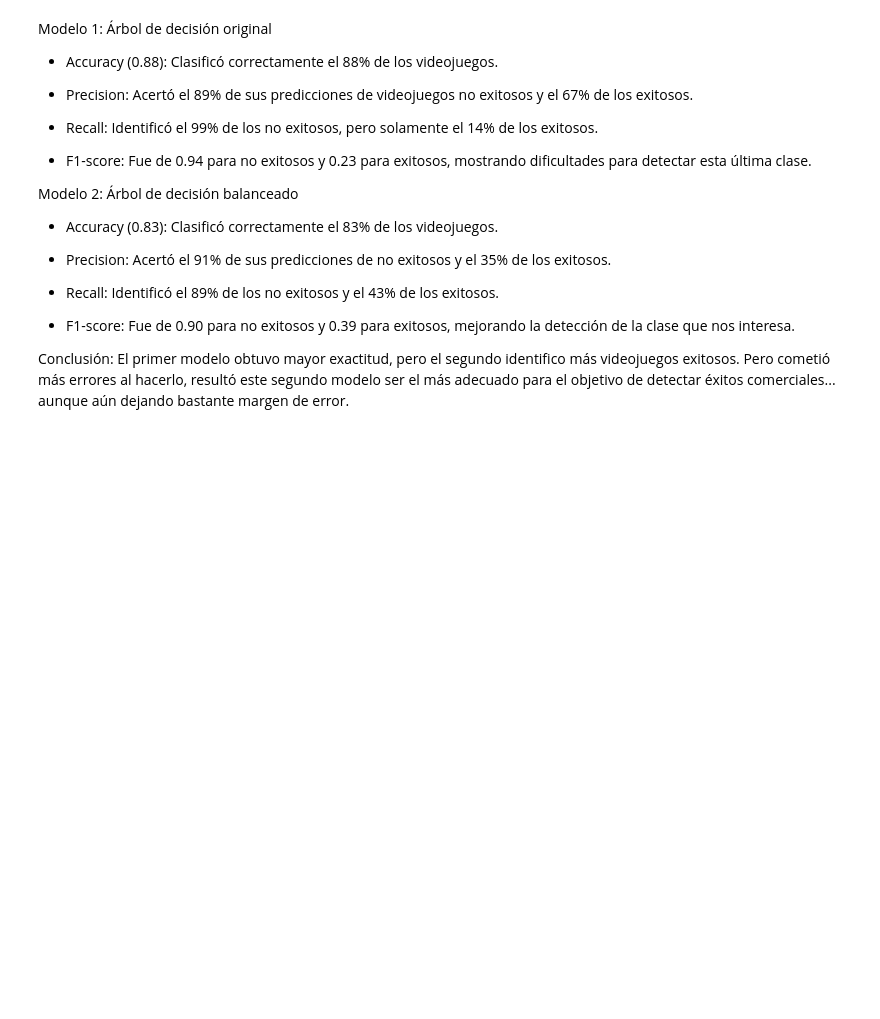
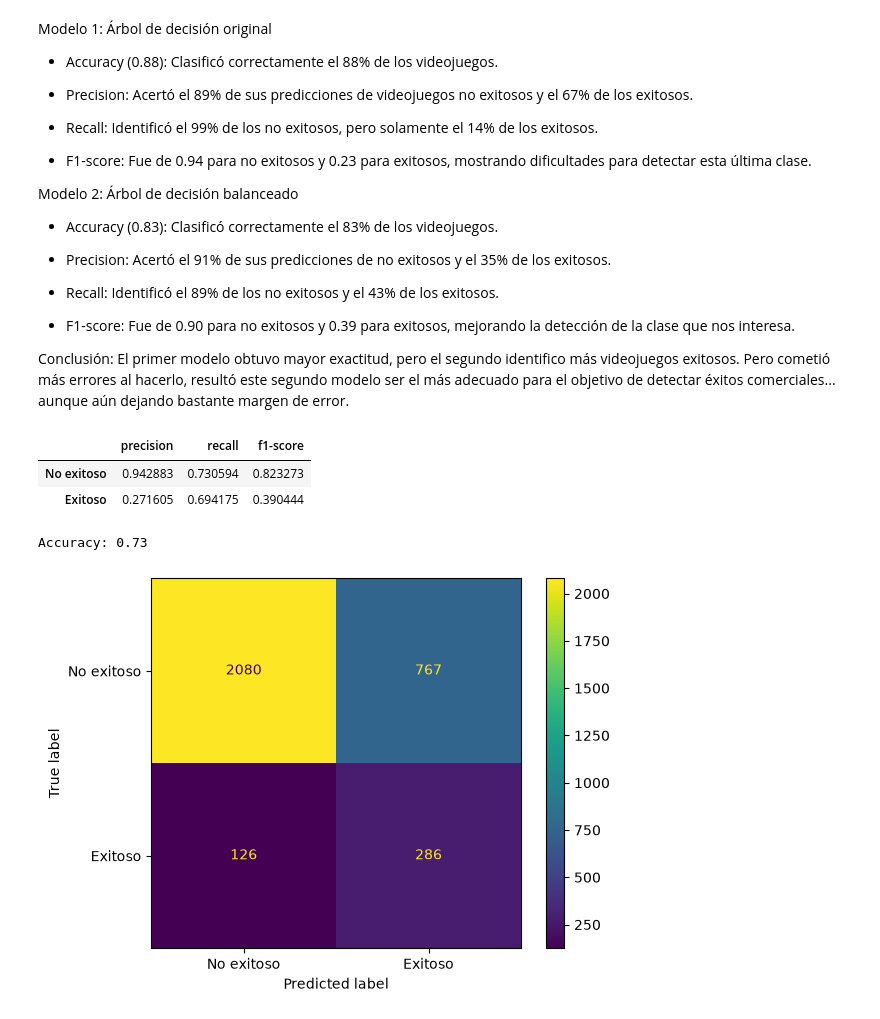
Before and after one commit to DylanRico007/VideoGamesSales-main, a Jupyter notebook: Notebook/VideoGamesSales.ipynb, the cells around one changed output. Saved outputs shown, nothing was run; the diff lists cells and outputs as text; code cells hidden in the pictures; blank space fills up the shorter version.

```diff
--- a/Notebook/VideoGamesSales.ipynb
+++ b/Notebook/VideoGamesSales.ipynb
@@ -317,3 +317,42 @@ Modelo 2: Árbol de decisión balanceado
 - F1-score: Fue de 0.90 para no exitosos y 0.39 para exitosos, mejorando la detección de la clase que nos interesa.
 
 Conclusión: El primer modelo obtuvo mayor exactitud, pero el segundo identifico más videojuegos exitosos. Pero cometió más errores al hacerlo, resultó este segundo modelo ser el más adecuado para el objetivo de detectar éxitos comerciales... aunque aún dejando bastante margen de error.
+# %%
+from sklearn.ensemble import RandomForestClassifier
+
+modelo_rf = RandomForestClassifier(
+    n_estimators=100,
+    max_depth=5,
+    random_state=42,
+    class_weight='balanced'
+)
+
+modelo_rf.fit(X_train, y_train)
+
+predicciones_rf = modelo_rf.predict(X_test)
+
+reporte = classification_report(
+    y_test, predicciones_rf,
+    target_names=['No exitoso', 'Exitoso'],
+    output_dict=True
+)
+
+display(pd.DataFrame(reporte).T.loc[
+    ['No exitoso', 'Exitoso'],
+    ['precision', 'recall', 'f1-score']
+])
+
+print(f"Accuracy: {reporte['accuracy']:.2f}")
+
+ConfusionMatrixDisplay.from_predictions(
+    y_test, predicciones_rf,
+    display_labels=['No exitoso', 'Exitoso']
+)
+
+plt.show()
+# %% [output]
+|  | precision | recall | f1-score |
+| No exitoso | 0.942883 | 0.730594 | 0.823273 |
+| Exitoso | 0.271605 | 0.694175 | 0.390444 |
+Accuracy: 0.73
+[figure, added]
```
Also changed, not shown: parts of 1 cell of this notebook.
